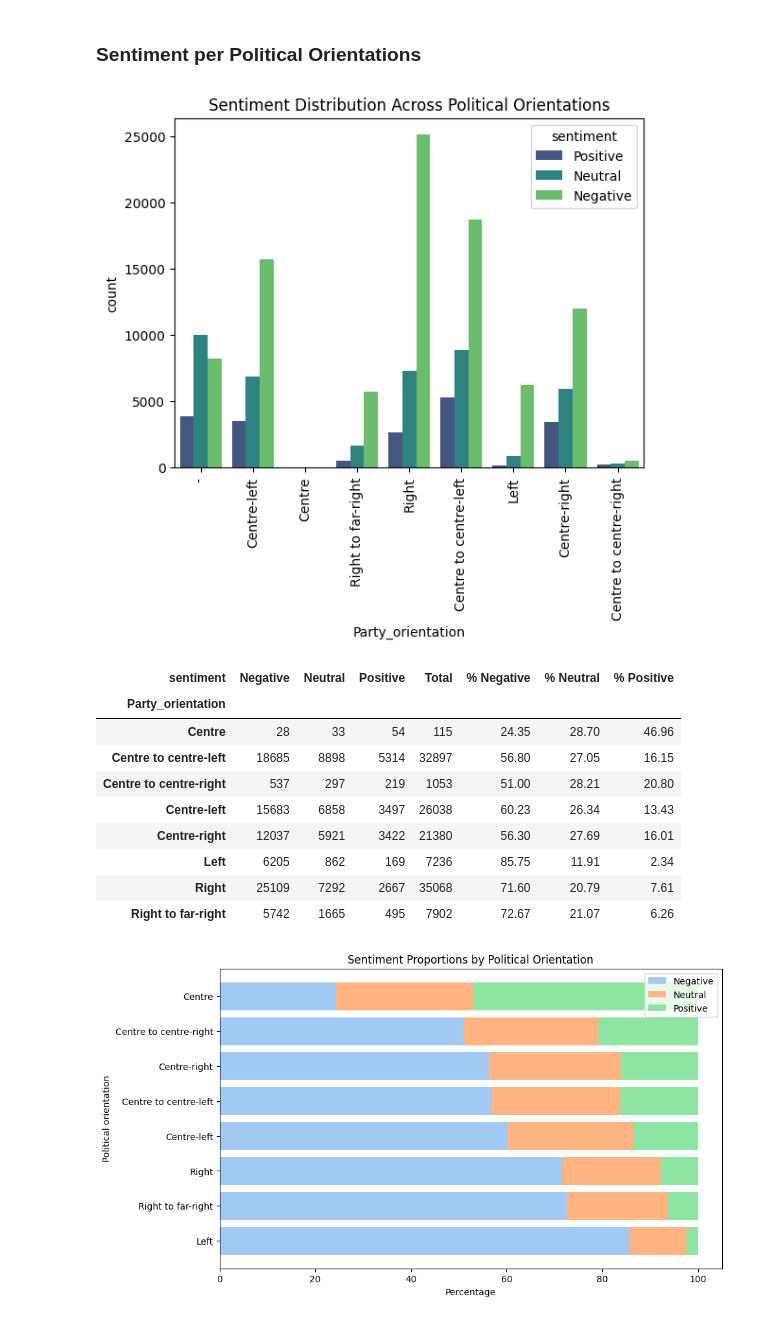
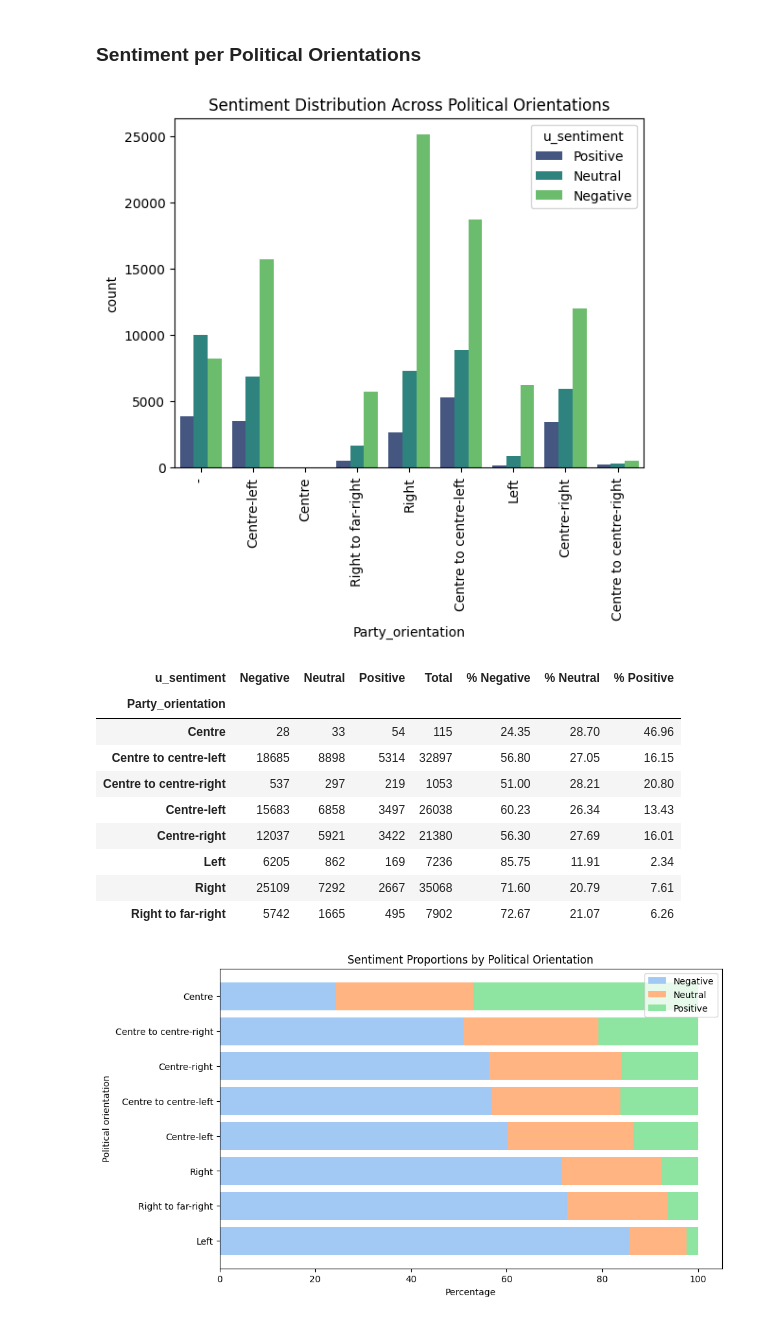
Before and after one commit to katjameden/ParlaMint_Sentiment, a Jupyter notebook: Aggregation/Notebooks/Sentiment_Analysis/Analysis_utterances.ipynb, the cells around one changed output. Drawn from its saved outputs; the diff is of its cells as text; code cells hidden in the pictures.

```diff
--- a/Aggregation/Notebooks/Sentiment_Analysis/Analysis_utterances.ipynb
+++ b/Aggregation/Notebooks/Sentiment_Analysis/Analysis_utterances.ipynb
@@ -5,7 +5,7 @@ import pandas as pd
 import seaborn as sns
 import matplotlib.pyplot as plt
 
-df = pd.read_csv('../../Datasets/Sentiment_Analysis/ParlaMint-SI.tsv', delimiter='\t', encoding='utf-8')
+df = pd.read_csv('../../Datasets/ParlaMint-SI.tsv', delimiter='\t', encoding='utf-8')
 df = df.drop_duplicates(subset=['ID']).reset_index(drop=True)
 
 df.head()
@@ -461,14 +461,14 @@ plt.show()
 # %% [markdown]
 ### Sentiment per Political Orientations
 # %%
-sns.countplot(data=df, x='Party_orientation', hue='sentiment', order=df['Party_orientation'].unique(), palette='viridis')
+sns.countplot(data=df, x='Party_orientation', hue='u_sentiment', order=df['Party_orientation'].unique(), palette='viridis')
 plt.xticks(rotation=90)
 plt.title('Sentiment Distribution Across Political Orientations')
 plt.show()
 # %% [output]
-[figure, old version]
+[figure, new version]
 # %%
-pivot_orientation = pd.crosstab(df['Party_orientation'], df['sentiment'])
+pivot_orientation = pd.crosstab(df['Party_orientation'], df['u_sentiment'])
 pivot_orientation = pivot_orientation.loc[pivot_orientation.index != '-']
 
 pivot_orientation['Total'] = pivot_orientation.sum(axis=1)
@@ -483,7 +483,7 @@ pivot_orientation['% Positive'] = pivot_orientation['% Positive'].round(2)
 pivot_orientation
 #print(pivot_orientation.to_latex(multirow=True))
 # %% [output]
-| sentiment | Negative | Neutral | Positive | Total | % Negative | % Neutral | % Positive |
+| u_sentiment | Negative | Neutral | Positive | Total | % Negative | % Neutral | % Positive |
 | Party_orientation |  |  |  |  |  |  |  |
 | Centre | 28 | 33 | 54 | 115 | 24.35 | 28.70 | 46.96 |
 | Centre to centre-left | 18685 | 8898 | 5314 | 32897 | 56.80 | 27.05 | 16.15 |
```
Also changed, not shown: parts of 18 cells of this notebook, 12 other files.
